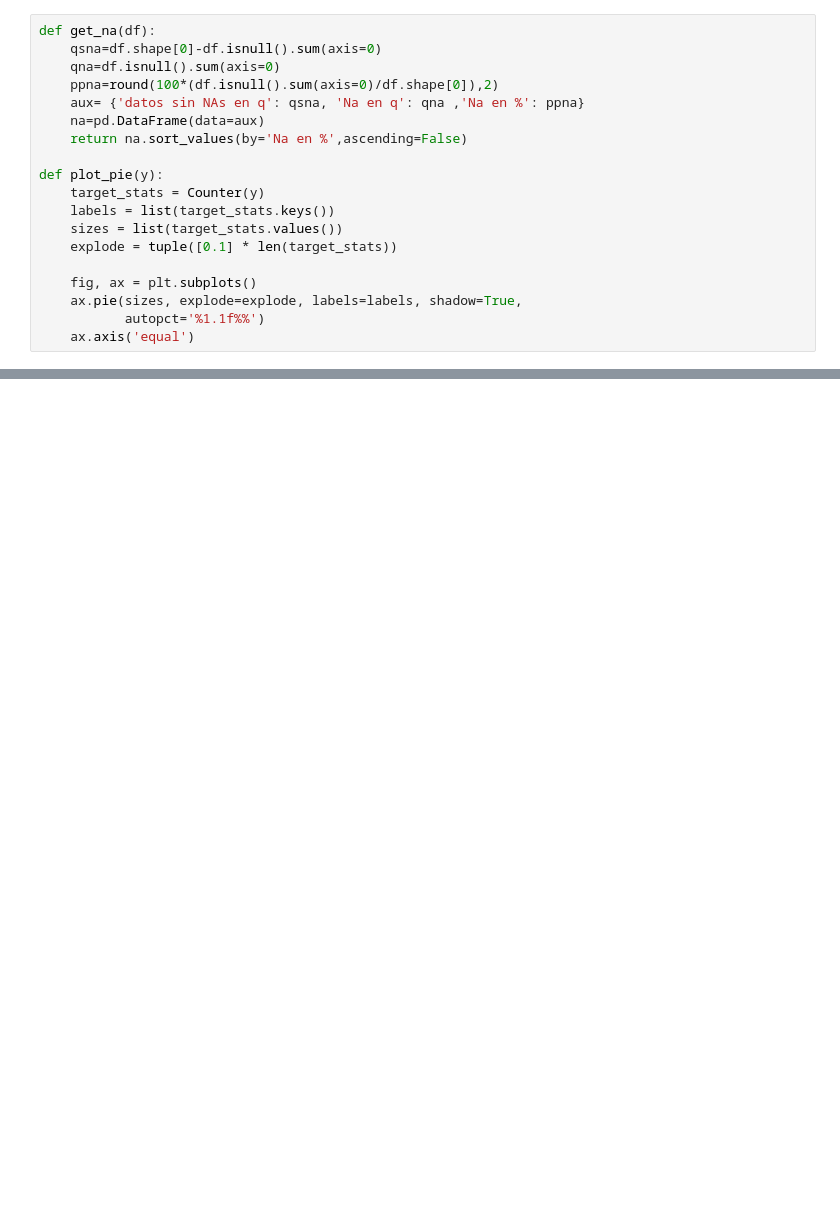
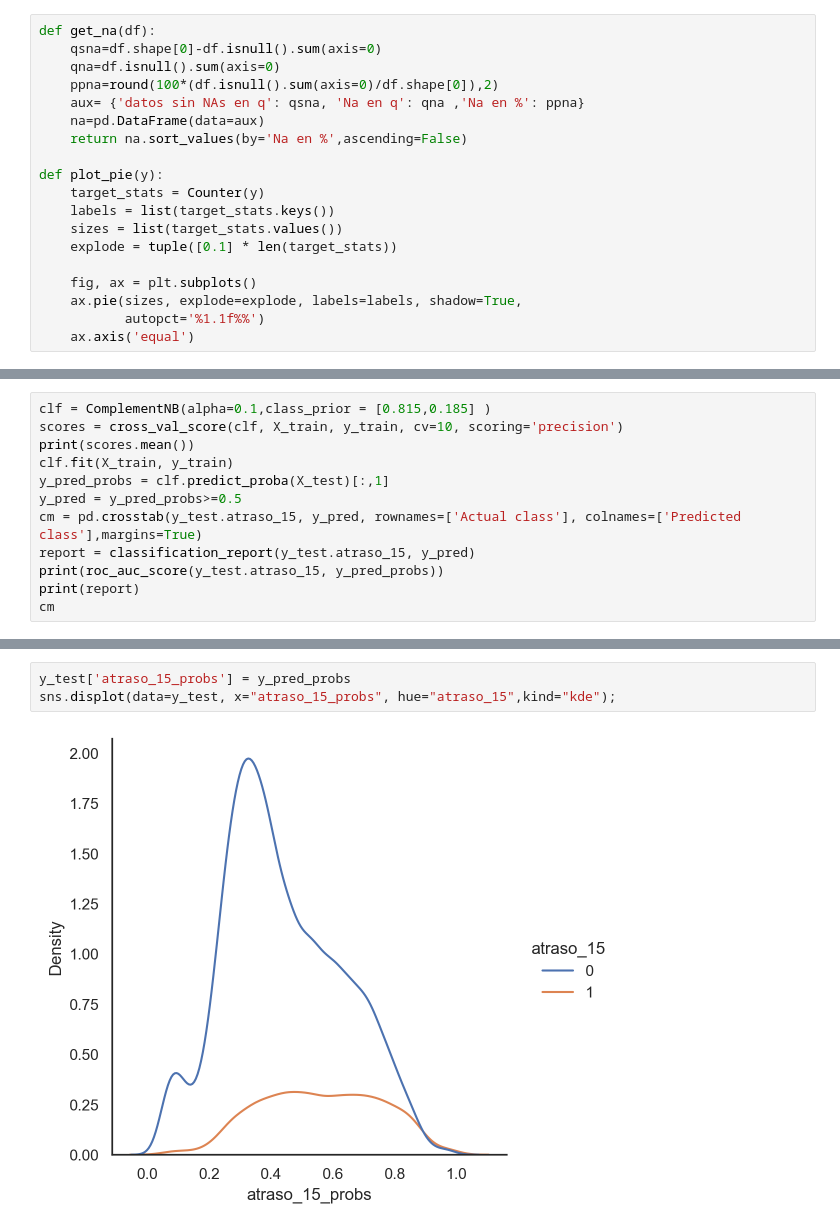
Before and after one commit to iair/flight_delays_challenge, a Jupyter notebook: notebooks/training_dummies.ipynb, the cells around one changed output, grey strips where cells are left out. Drawn from its saved outputs; the diff is of its cells as text; blank space fills up the shorter version.

```diff
--- a/notebooks/training_dummies.ipynb
+++ b/notebooks/training_dummies.ipynb
@@ -373,0 +96,12 @@ weighted avg       0.80      0.81      0.73     20462
+# %%
+clf = ComplementNB(alpha=0.1,class_prior = [0.815,0.185] )
+scores = cross_val_score(clf, X_train, y_train, cv=10, scoring='precision')
+print(scores.mean())
+clf.fit(X_train, y_train)
+y_pred_probs = clf.predict_proba(X_test)[:,1]
+y_pred = y_pred_probs>=0.5
+cm = pd.crosstab(y_test.atraso_15, y_pred, rownames=['Actual class'], colnames=['Predicted class'],margins=True)
+report = classification_report(y_test.atraso_15, y_pred)
+print(roc_auc_score(y_test.atraso_15, y_pred_probs))
+print(report)
+cm
@@ -373,0 +124,5 @@ weighted avg       0.80      0.81      0.73     20462
+# %%
+y_test['atraso_15_probs'] = y_pred_probs
+sns.displot(data=y_test, x="atraso_15_probs", hue="atraso_15",kind="kde");
+# %% [output]
+[figure, added]
```
Also changed, not shown: parts of 36 cells of this notebook, 17 other files.
